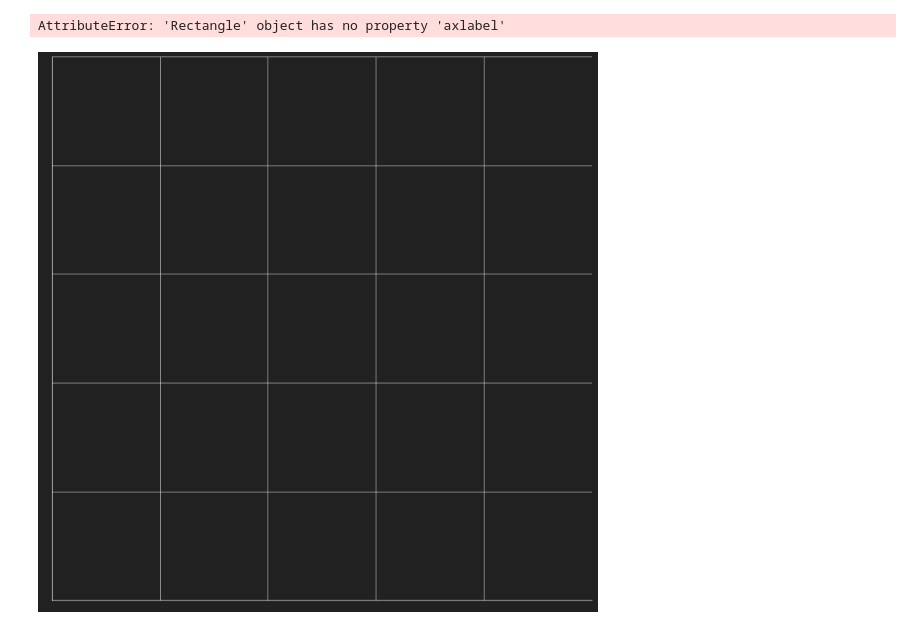
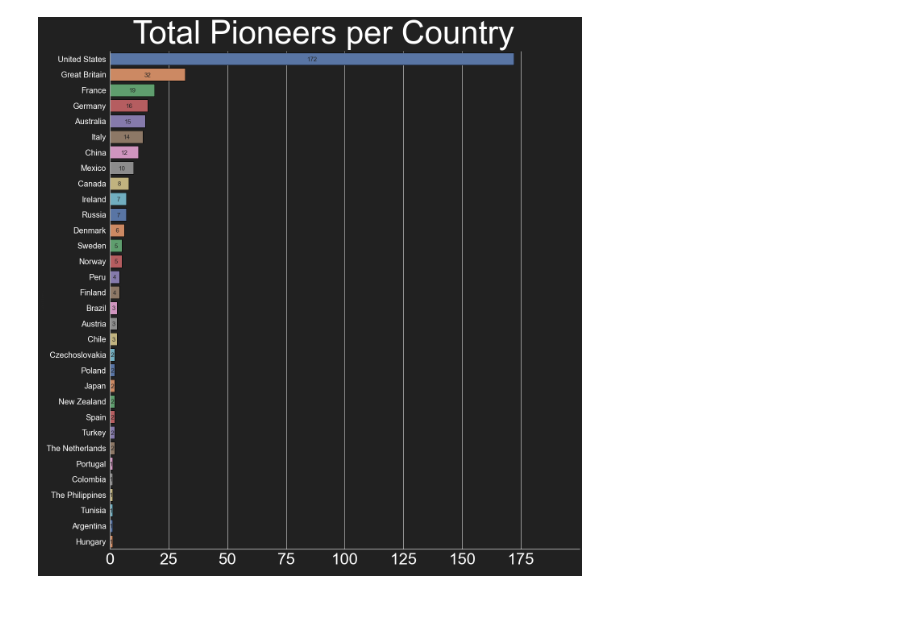
Before and after one commit to MatijaMi/data-vis-women-in-film, a Jupyter notebook: Statistics/map_country_count.ipynb, the cells around one changed output. Drawn from its saved outputs; the diff is of its cells as text; code cells hidden in the pictures.

```diff
--- a/Statistics/map_country_count.ipynb
+++ b/Statistics/map_country_count.ipynb
@@ -71,33 +71,31 @@ converted_dict = {"Countries": dictionary.keys(), "Count": dictionary.values()}
 data = pd.DataFrame(data=converted_dict)
 # %%
 # Pre style setting
-sns.set_style("whitegrid")
-sns.set_context("notebook")
-sns.set(rc={'figure.figsize':(1.7,8.27)})
 sns.set(rc={'axes.facecolor':'0.12890625', 'figure.facecolor':'0.12890625'})
 
 # Render a plot
 data_plt = sns.catplot(
     x="Count",
     y="Countries",
     data=data,
     kind="bar",
     palette="deep",
     edgecolor="black",
     height=18
     )
 
 #Add Values
 show_values_on_bars(data_plt.axes)
 
 x_labels = [0, 25, 50, 75, 100, 125, 150, 175, ""]
 y_labels = data["Countries"]
 
 data_plt.set_xticklabels(x_labels, size=40, color = "White")
 data_plt.set_yticklabels(y_labels, size=20, color = "White")
 
+data_plt.fig.suptitle("Total Pioneers per Country", size = 60, y = 1.05, color = "White")
+
 # If plot is ok, save it to a file
 plt.savefig('../Website/Images/map_country_count_plot.png', bbox_inches='tight')
 # %% [output]
-AttributeError: 'Rectangle' object has no property 'axlabel'
-[figure, old version]
+[figure, new version]
```
Also changed, not shown: 10 other files.
